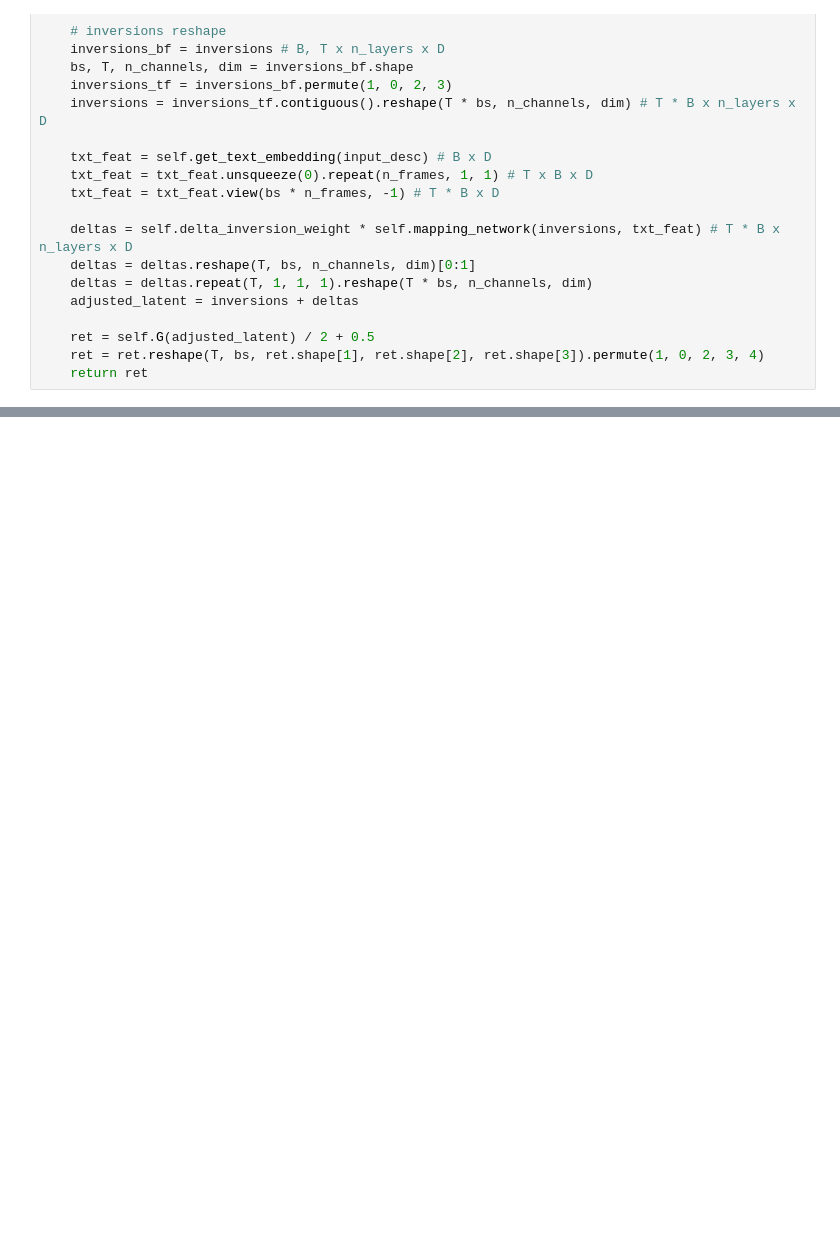
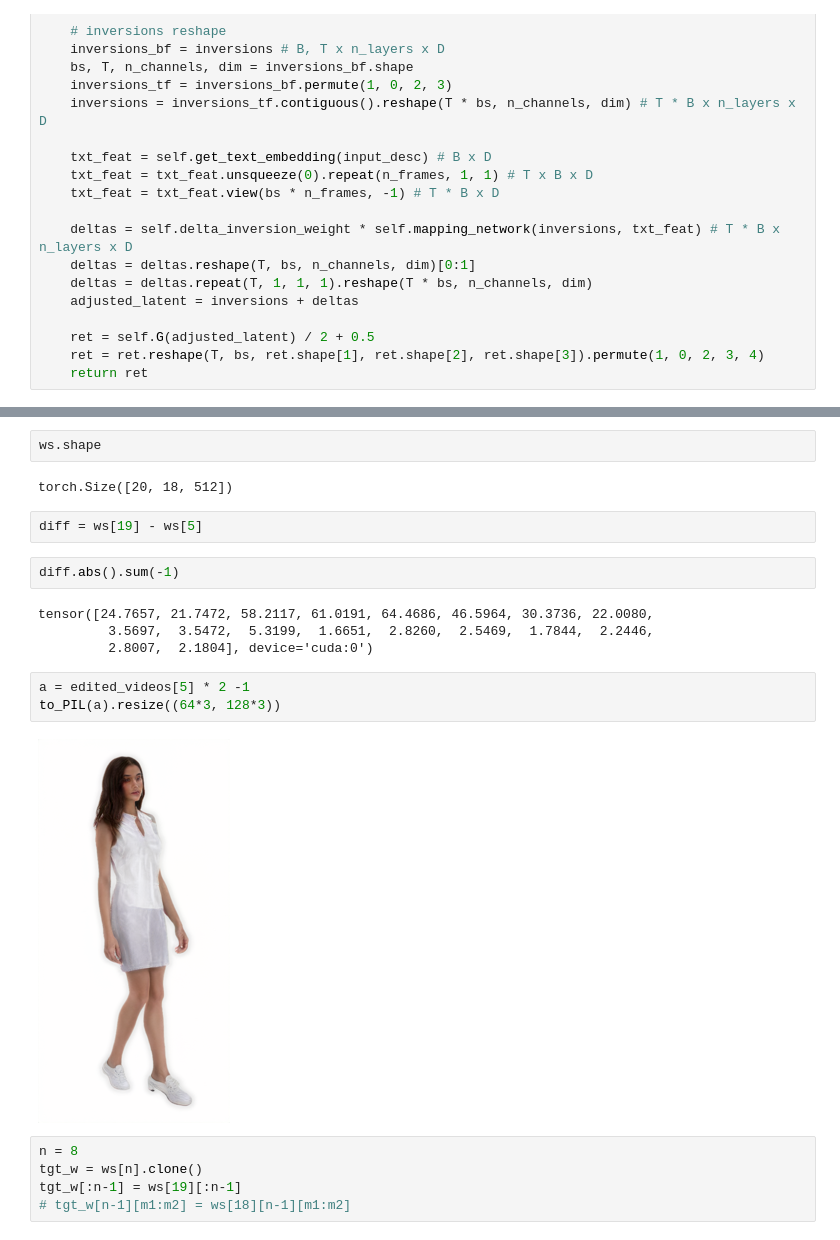
Before and after one commit to leventkaracan/dicomogan, a Jupyter notebook: Generate Manipulation from a pretrained model. .ipynb, the cells around one changed output, grey strips where cells are left out. Drawn from its saved outputs; the diff is of its cells as text; blank space fills up the shorter version.

```diff
--- a/Generate Manipulation from a pretrained model. .ipynb
+++ b/Generate Manipulation from a pretrained model. .ipynb
@@ -512,0 +725,22 @@ tensor(0.0041, device='cuda:0')
+# %%
+ws.shape
+# %% [output]
+torch.Size([20, 18, 512])
+# %%
+diff = ws[19] - ws[5]
+# %%
+diff.abs().sum(-1)
+# %% [output]
+tensor([24.7657, 21.7472, 58.2117, 61.0191, 64.4686, 46.5964, 30.3736, 22.0080,
+         3.5697,  3.5472,  5.3199,  1.6651,  2.8260,  2.5469,  1.7844,  2.2446,
+         2.8007,  2.1804], device='cuda:0')
+# %%
+a = edited_videos[5] * 2 -1
+to_PIL(a).resize((64*3, 128*3))
+# %% [output]
+[figure, added]
+# %%
+n = 8
+tgt_w = ws[n].clone()
+tgt_w[:n-1] = ws[19][:n-1]
+# tgt_w[n-1][m1:m2] = ws[18][n-1][m1:m2]
```
Also changed, not shown: parts of 31 cells of this notebook, 5 other files.
